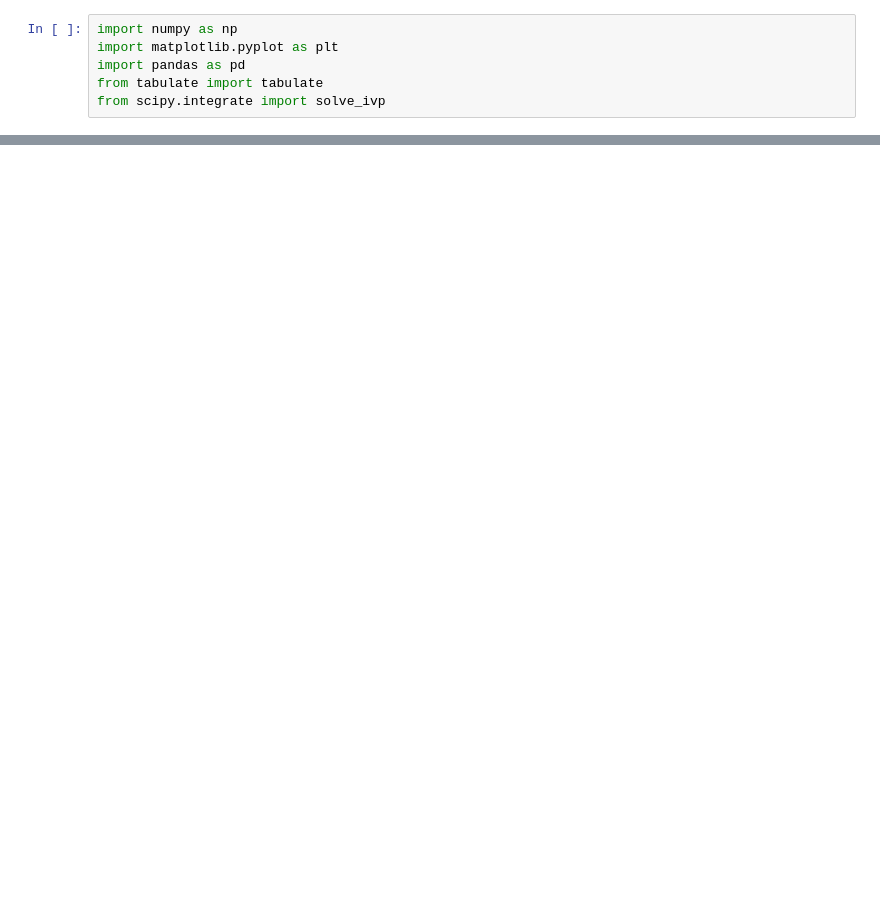
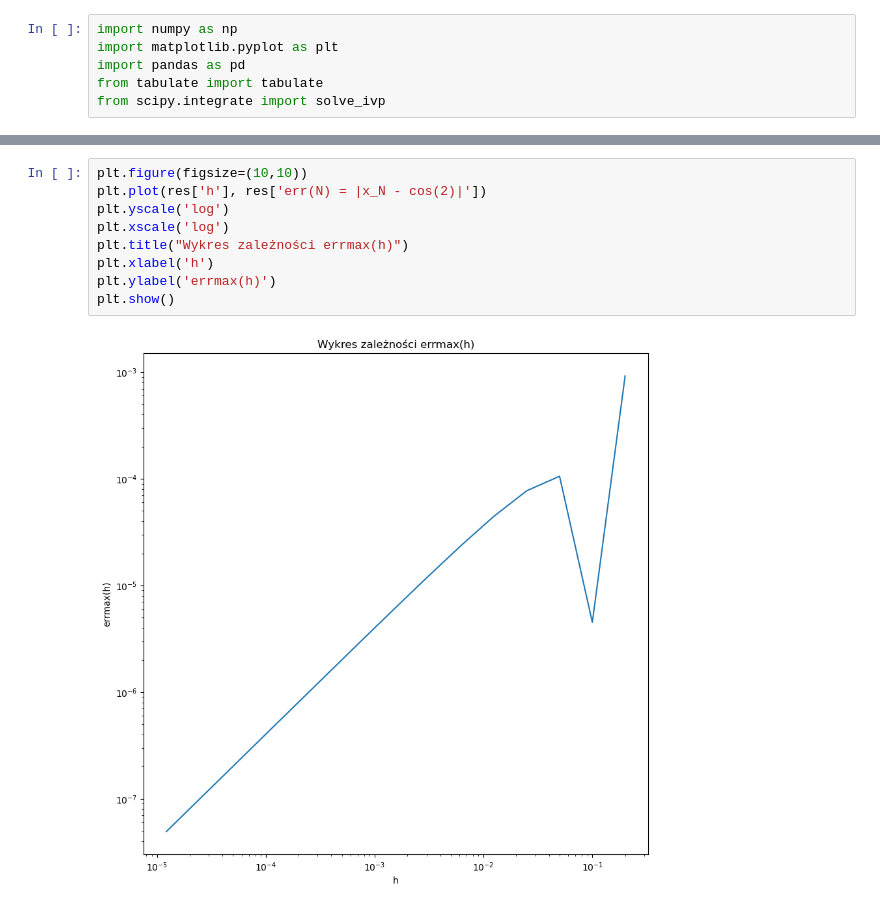
Before and after one commit to maksdebowski/MNdRRz, a Jupyter notebook: MNRRZ2025_Baranek_Konrad_zad1.ipynb, the cells around one changed output, grey strips where cells are left out. Drawn from its saved outputs; the diff is of its cells as text; blank space fills up the shorter version.

```diff
--- a/MNRRZ2025_Baranek_Konrad_zad1.ipynb
+++ b/MNRRZ2025_Baranek_Konrad_zad1.ipynb
@@ -81,4 +102,15 @@ print(tabulate(results, headers='keys', tablefmt='grid', numalign='center', stra
 [figure]
+# %%
+plt.figure(figsize=(10,10))
+plt.plot(res['h'], res['err(N) = |x_N - cos(2)|'])
+plt.yscale('log')
+plt.xscale('log')
+plt.title("Wykres zależności errmax(h)")
+plt.xlabel('h')
+plt.ylabel('errmax(h)')
+plt.show()
+# %% [output]
+[figure, added]
 # %%
 def van_der_pol_prim(y, t, epsilon):
     y1, y2 = y
```
Also changed, not shown: parts of 5 cells of this notebook.
